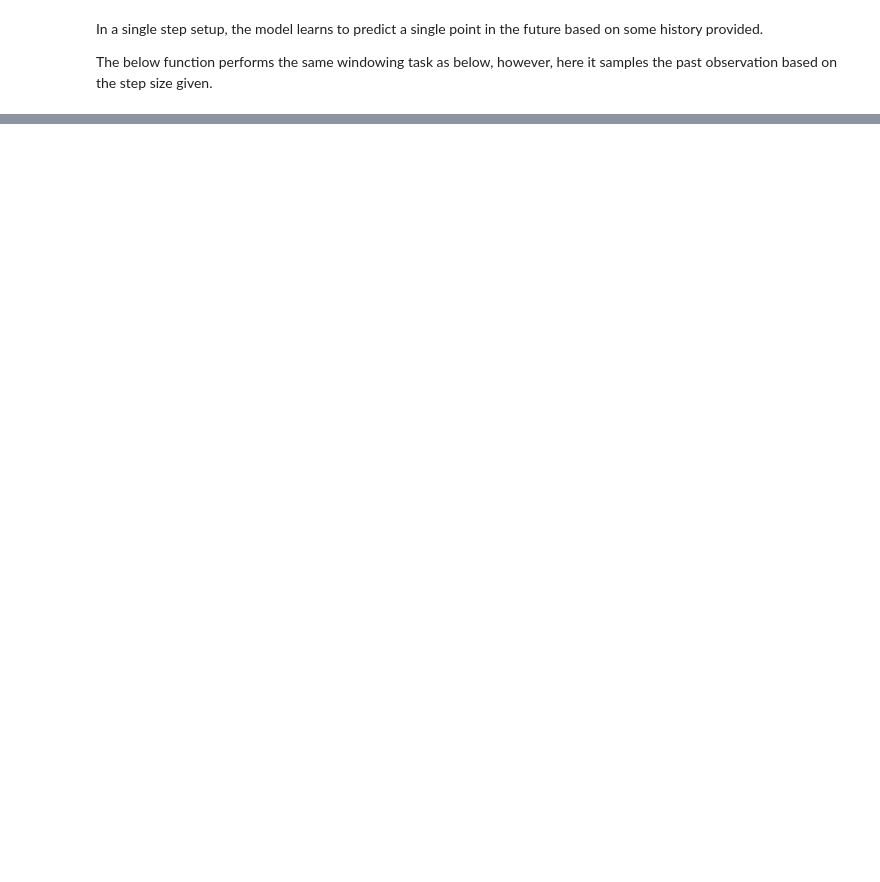
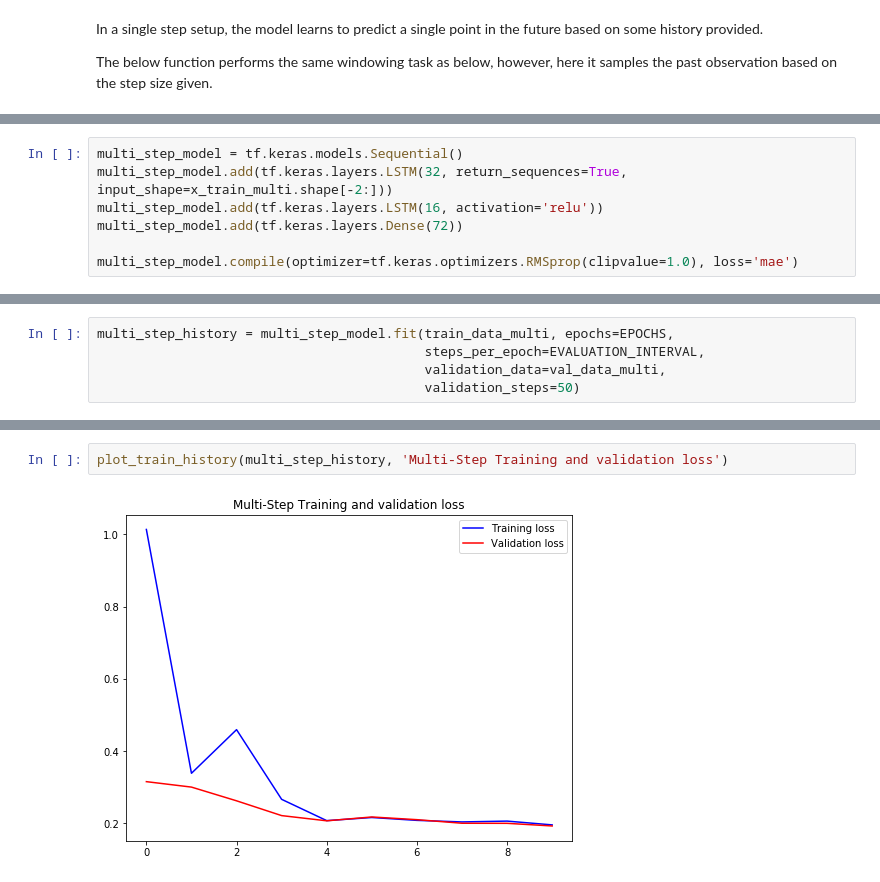
Before and after one commit to rahiakela/practical-machine-learning-with-tensorflow, a Jupyter notebook: time_series.ipynb, the cells around one changed output, grey strips where cells are left out. Cells and saved outputs as stored; diff of their text form; blank space fills up the shorter version.

```diff
--- a/time_series.ipynb
+++ b/time_series.ipynb
@@ -321,0 +485,7 @@ The below function performs the same windowing task as below, however, here it s
+# %%
+multi_step_model = tf.keras.models.Sequential()
+multi_step_model.add(tf.keras.layers.LSTM(32, return_sequences=True, input_shape=x_train_multi.shape[-2:]))
+multi_step_model.add(tf.keras.layers.LSTM(16, activation='relu'))
+multi_step_model.add(tf.keras.layers.Dense(72))
+
+multi_step_model.compile(optimizer=tf.keras.optimizers.RMSprop(clipvalue=1.0), loss='mae')
@@ -321,0 +499,5 @@ The below function performs the same windowing task as below, however, here it s
+# %%
+multi_step_history = multi_step_model.fit(train_data_multi, epochs=EPOCHS,
+                                          steps_per_epoch=EVALUATION_INTERVAL,
+                                          validation_data=val_data_multi,
+                                          validation_steps=50)
@@ -321,0 +522,4 @@ The below function performs the same windowing task as below, however, here it s
+# %%
+plot_train_history(multi_step_history, 'Multi-Step Training and validation loss')
+# %% [output]
+[figure, added]
```
Also changed, not shown: parts of 43 cells of this notebook.
